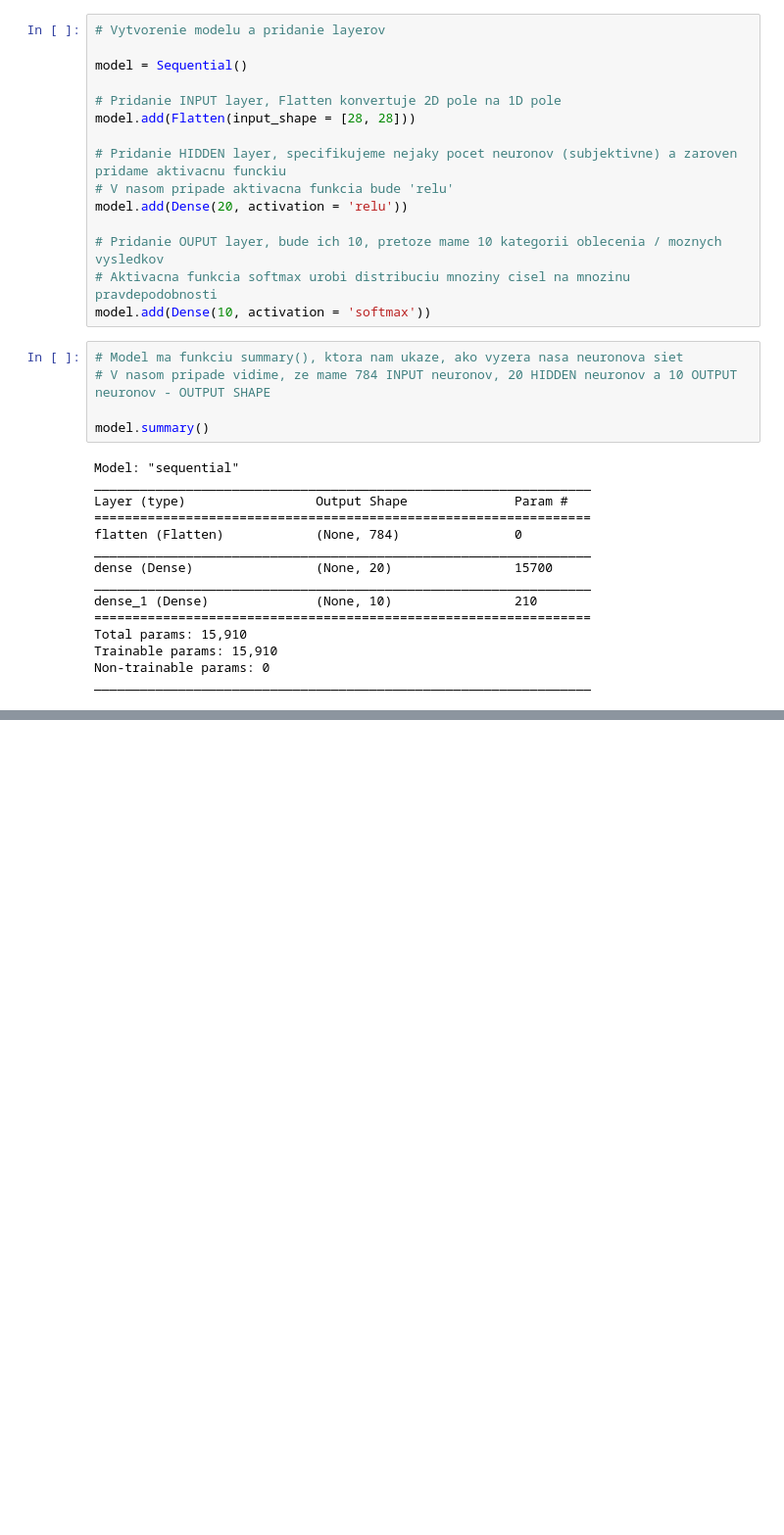
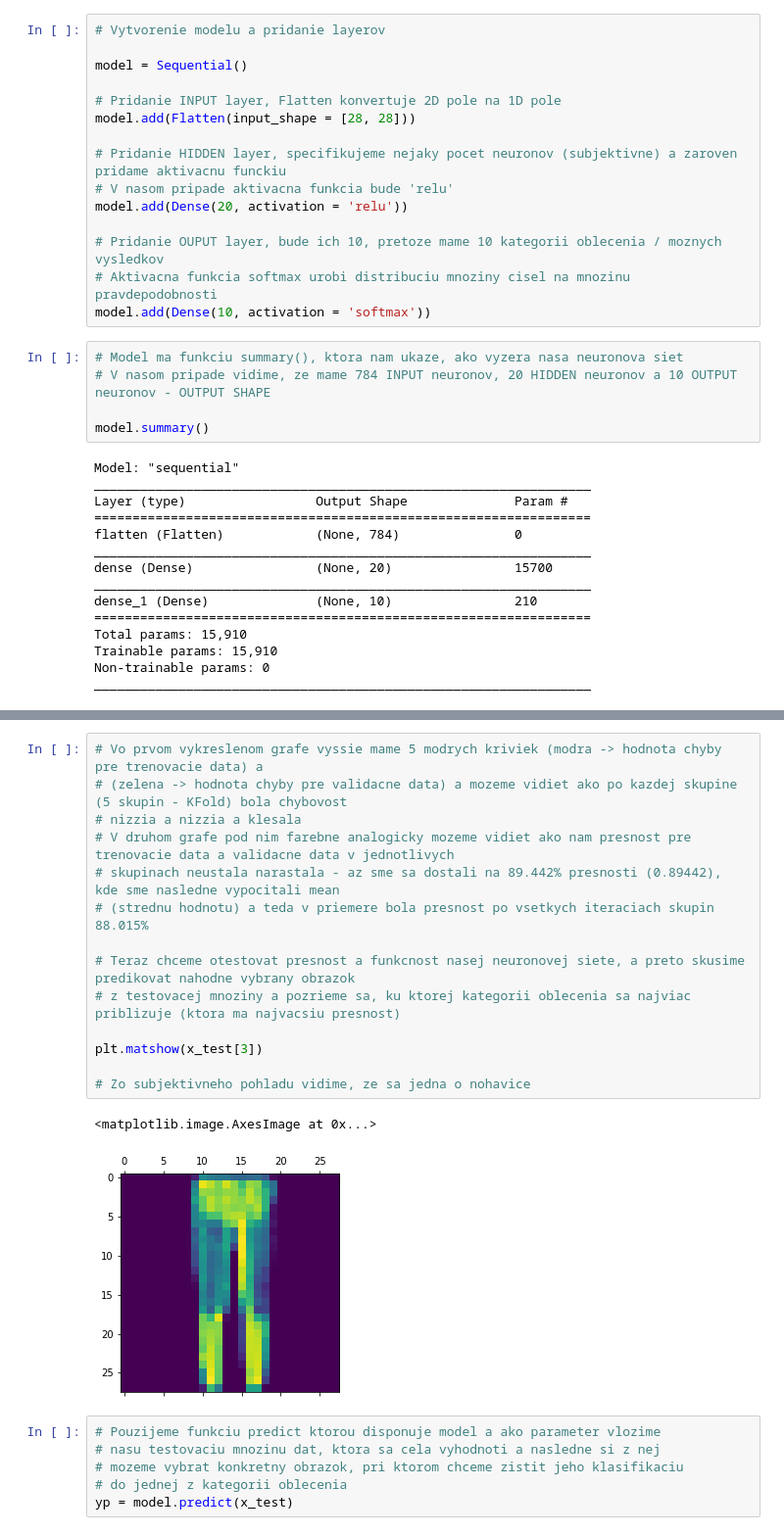
Before and after one commit to martingajdos/Gajdos_NS2021, a Jupyter notebook: project_source_code.ipynb, the cells around one changed output, grey strips where cells are left out. Shown: that part at 98% size. Saved outputs shown, nothing was run; the diff lists cells and outputs as text; blank space fills up the shorter version.

```diff
--- a/project_source_code.ipynb
+++ b/project_source_code.ipynb
@@ -196,0 +250,23 @@ def evalvacia_modelu(x_data, y_data, n_folds=5):
+# %%
+# Vo prvom vykreslenom grafe vyssie mame 5 modrych kriviek (modra -> hodnota chyby pre trenovacie data) a
+# (zelena -> hodnota chyby pre validacne data) a mozeme vidiet ako po kazdej skupine (5 skupin - KFold) bola chybovost
+# nizzia a nizzia a klesala
+# V druhom grafe pod nim farebne analogicky mozeme vidiet ako nam presnost pre trenovacie data a validacne data v jednotlivych
+# skupinach neustala narastala - az sme sa dostali na 89.442% presnosti (0.89442), kde sme nasledne vypocitali mean
+# (strednu hodnotu) a teda v priemere bola presnost po vsetkych iteraciach skupin 88.015%
+
+# Teraz chceme otestovat presnost a funkcnost nasej neuronovej siete, a preto skusime predikovat nahodne vybrany obrazok
+# z testovacej mnoziny a pozrieme sa, ku ktorej kategorii oblecenia sa najviac priblizuje (ktora ma najvacsiu presnost)
+
+plt.matshow(x_test[3])
+
+# Zo subjektivneho pohladu vidime, ze sa jedna o nohavice
+# %% [output]
+<matplotlib.image.AxesImage at 0x...>
+[figure, added]
+# %%
+# Pouzijeme funkciu predict ktorou disponuje model a ako parameter vlozime
+# nasu testovaciu mnozinu dat, ktora sa cela vyhodnoti a nasledne si z nej
+# mozeme vybrat konkretny obrazok, pri ktorom chceme zistit jeho klasifikaciu
+# do jednej z kategorii oblecenia
+yp = model.predict(x_test)
```
Also changed, not shown: parts of 7 cells of this notebook.
